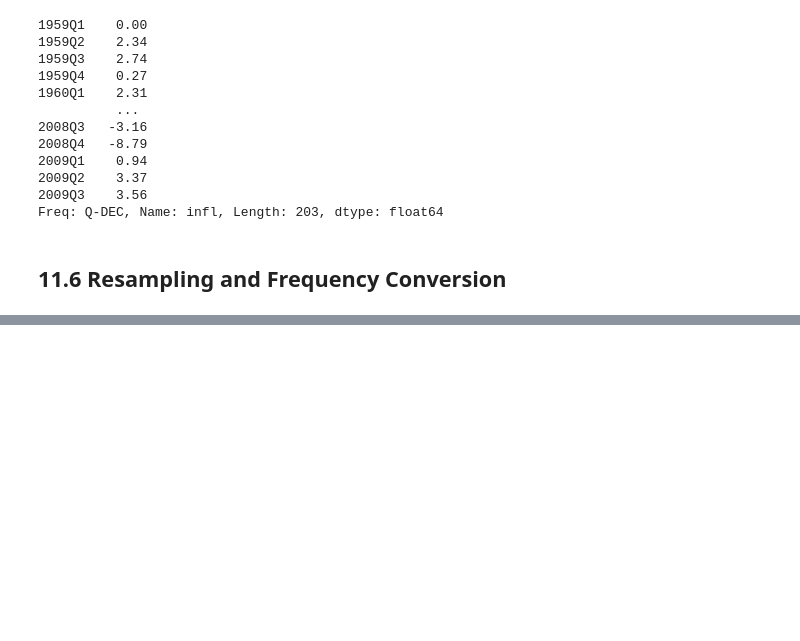
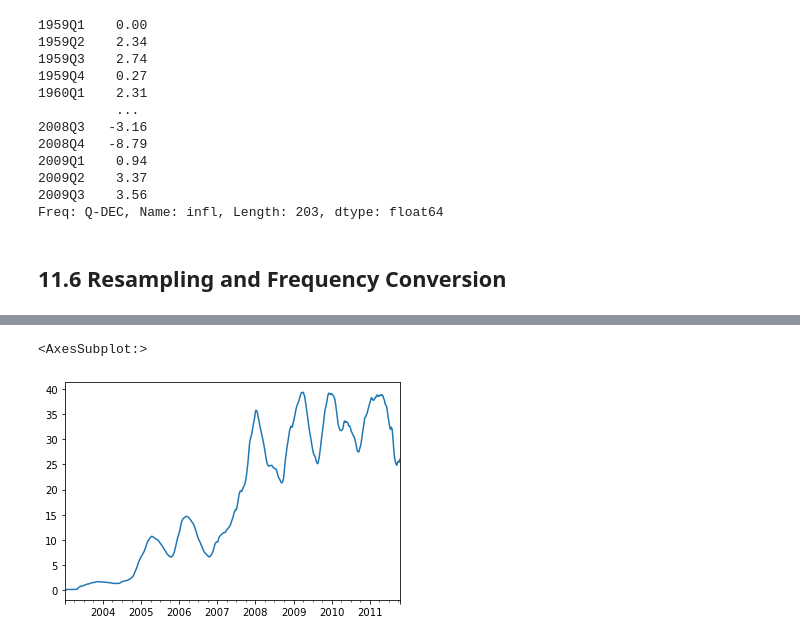
Before and after one commit to shivan-s/PythonForDataAnalysis, a Jupyter notebook: PythonForDataAnalysisCh11.ipynb, the cells around one changed output, grey strips where cells are left out. Drawn from its saved outputs; the diff is of its cells as text; code cells hidden in the pictures; blank space fills up the shorter version.

```diff
--- a/PythonForDataAnalysisCh11.ipynb
+++ b/PythonForDataAnalysisCh11.ipynb
@@ -1035,0 +1262,2 @@ Freq: Q-DEC, Name: infl, Length: 203, dtype: float64
+# %%
+appl_std250 = close_px.AAPL.rolling(250, min_periods=10).std()
@@ -1035,0 +1275,5 @@ Freq: Q-DEC, Name: infl, Length: 203, dtype: float64
+# %%
+appl_std250.plot()
+# %% [output]
+<AxesSubplot:>
+[figure, added]
```
Also changed, not shown: parts of 82 cells of this notebook.
